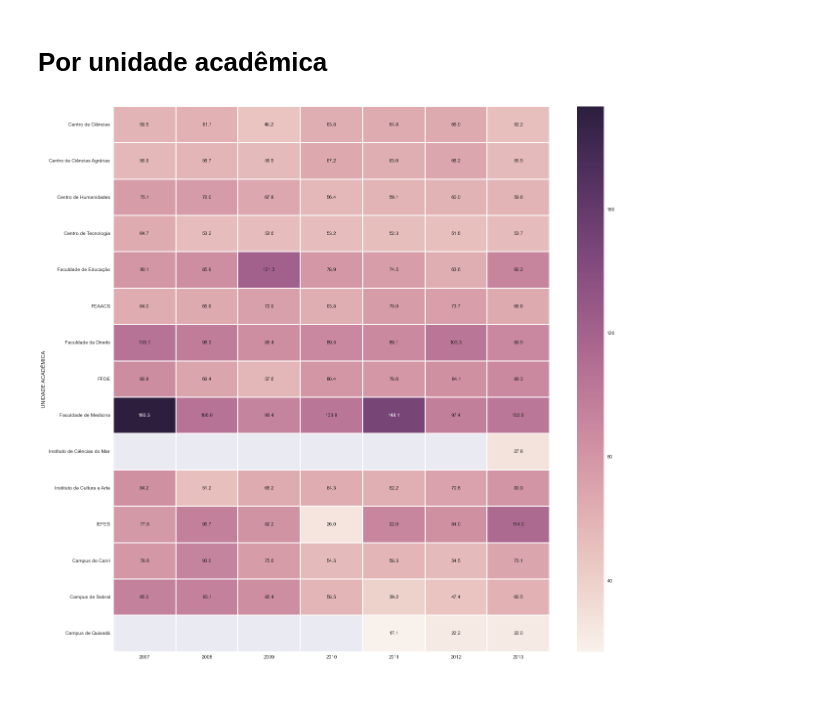
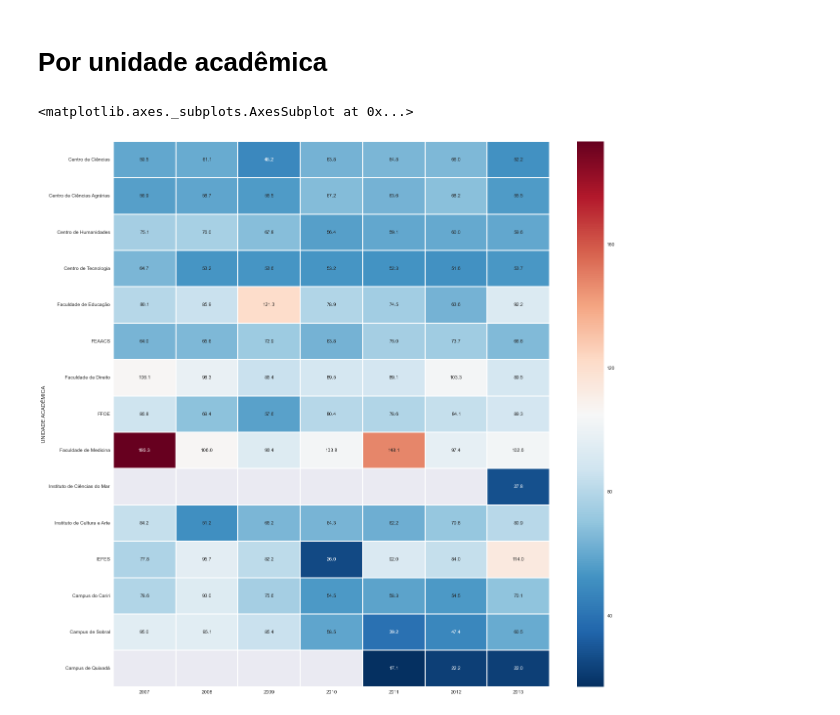
Before and after one commit to abevieiramota/Mestrado, a Jupyter notebook: notebooks/3 - Visualizando taxa de sucesso.ipynb, the cells around one changed output. Saved outputs shown, nothing was run; the diff lists cells and outputs as text; code cells hidden in the pictures.

```diff
--- a/notebooks/3 - Visualizando taxa de sucesso.ipynb
+++ b/notebooks/3 - Visualizando taxa de sucesso.ipynb
@@ -34,7 +34,7 @@ df.drop(u'PERÍODO', axis=1, inplace=True)
 df.set_index(u'UNIDADE ACADÊMICA', inplace=True)
 # %%
 fig = plt.figure(figsize=(20, 20))
-sns.heatmap(df, annot=True, fmt=".1f", linewidths=.5)
-fig.savefig('taxa-sucesso-heatmap.png', dpi=300)
+sns.heatmap(df, annot=True, fmt=".1f", linewidths=.5, cmap="RdBu_r")
 # %% [output]
+<matplotlib.axes._subplots.AxesSubplot at 0x...>
-[figure, old version]
+[figure, new version]
```
